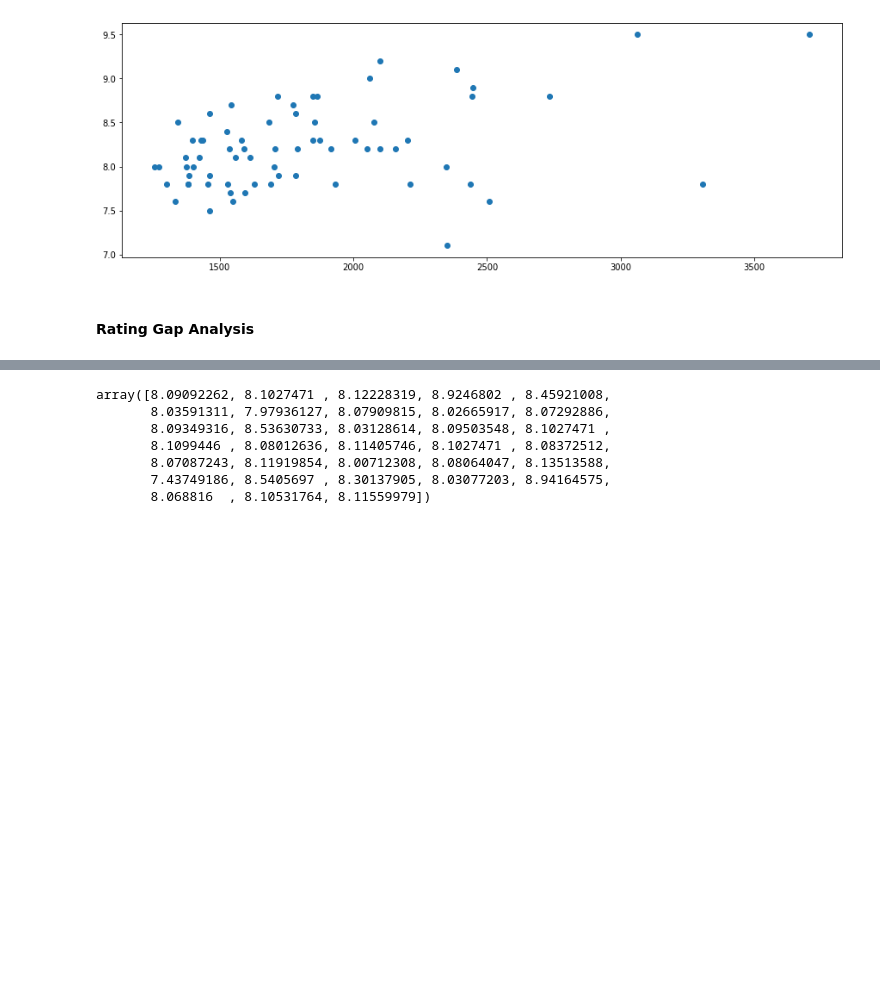
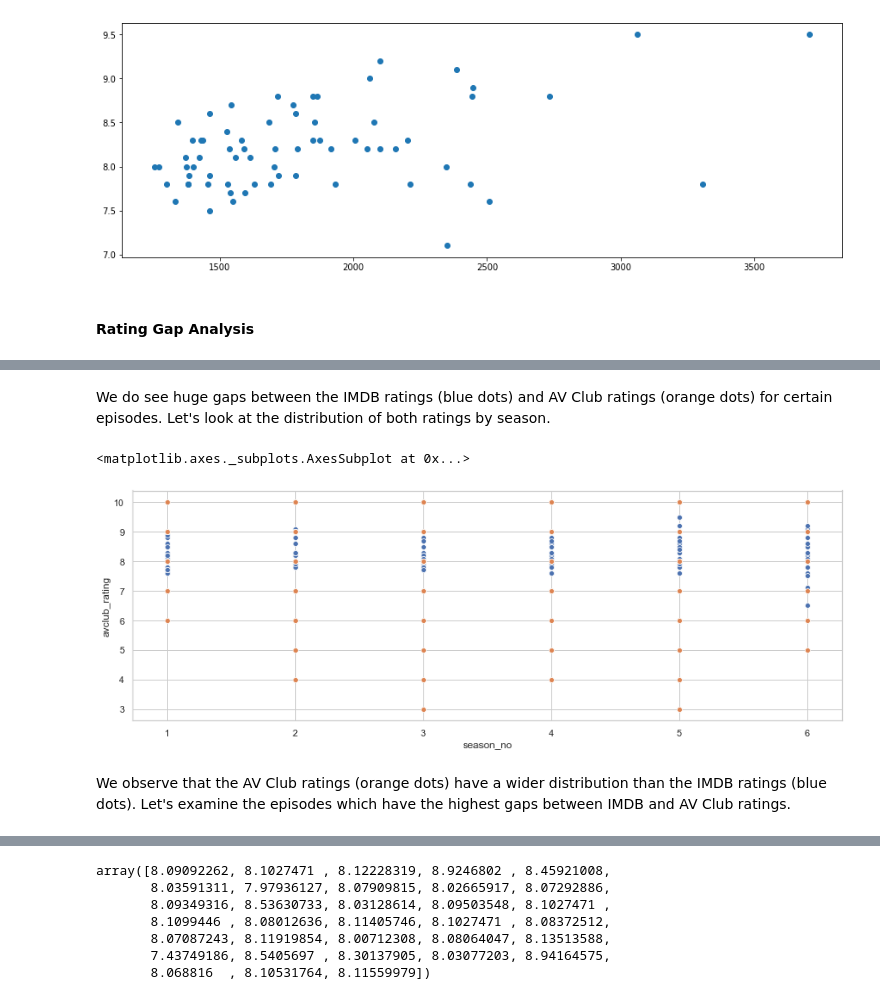
Before and after one commit to jagrutijoshi2603/Python-for-Data-Science-Project, a Jupyter notebook: Project.ipynb, the cells around one changed output, grey strips where cells are left out. Saved outputs shown, nothing was run; the diff lists cells and outputs as text; code cells hidden in the pictures; blank space fills up the shorter version.

```diff
--- a/Project.ipynb
+++ b/Project.ipynb
@@ -603,0 +605,12 @@ plt.legend()
+# %% [markdown]
+We do see huge gaps between the IMDB ratings (blue dots) and AV Club ratings (orange dots) for certain episodes. Let's look at the distribution of both ratings by season.
+# %%
+# AV Club ratings and IMDB rating by season and episode
+fig, ax = plt.subplots(1,1,figsize=(15,5))
+sns.scatterplot(x="season_no", y="imdb_rating", data=combined) # blue
+sns.scatterplot(x="season_no", y="avclub_rating", data=combined) # orange
+# %% [output]
+<matplotlib.axes._subplots.AxesSubplot at 0x...>
+[figure, added]
+# %% [markdown]
+We observe that the AV Club ratings (orange dots) have a wider distribution than the IMDB ratings (blue dots). Let's examine the episodes which have the highest gaps between IMDB and AV Club ratings.
```
Also changed, not shown: parts of 15 cells of this notebook.
